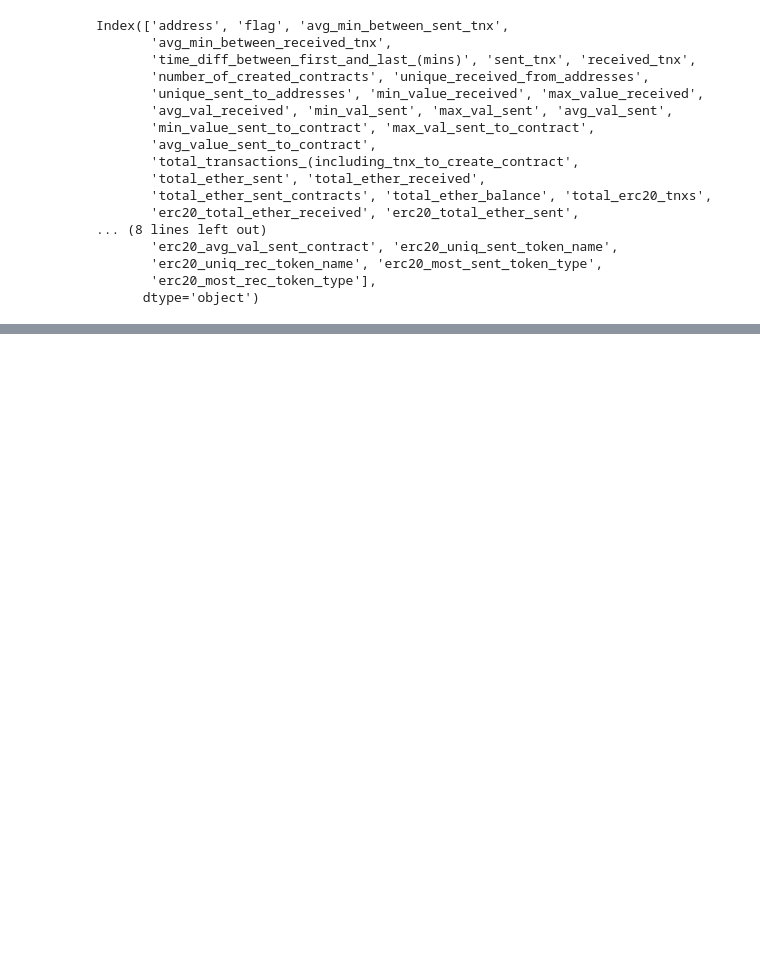
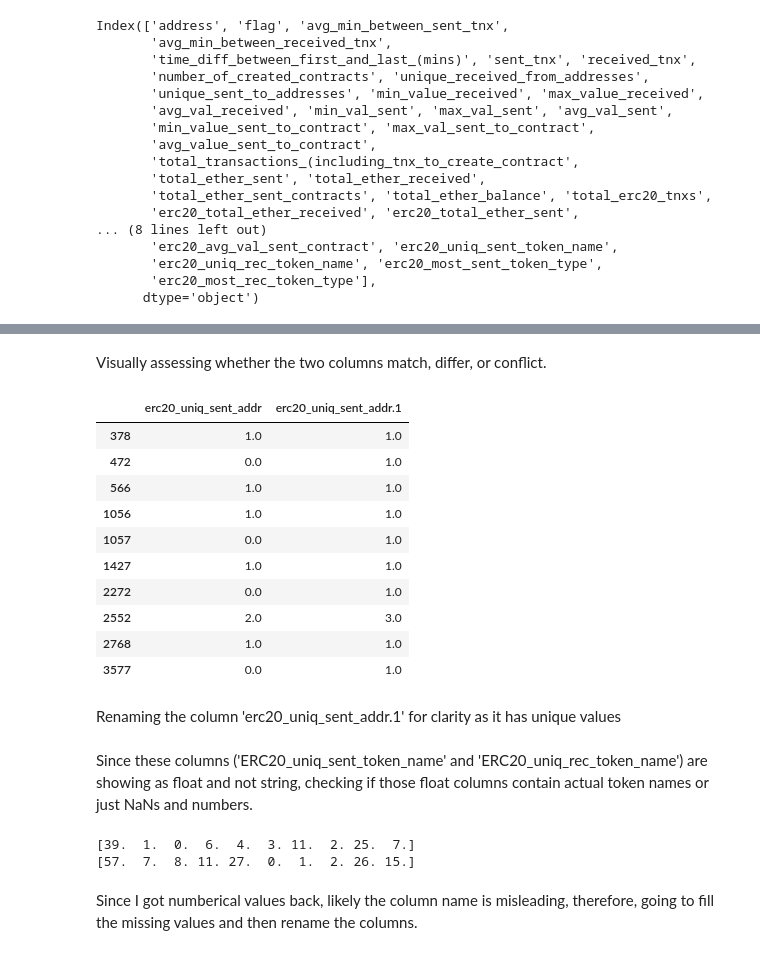
Before and after one commit to InsightsByIvy/Analysing-Scam-Patterns-in-Ethereum-Transactions, a Jupyter notebook: Notebooks/Initial_check.ipynb, the cells around one changed output, grey strips where cells are left out. Drawn from its saved outputs; the diff is of its cells as text; code cells hidden in the pictures; blank space fills up the shorter version.

```diff
--- a/Notebooks/Initial_check.ipynb
+++ b/Notebooks/Initial_check.ipynb
@@ -205,0 +242,19 @@ Index(['address', 'flag', 'avg_min_between_sent_tnx',
+# %% [markdown]
+Visually assessing whether the two columns match, differ, or conflict.
+# %%
+mask = (df['erc20_uniq_sent_addr.1'] != 0) & (df['erc20_uniq_sent_addr.1'].notna())
+df.loc[mask, ['erc20_uniq_sent_addr', 'erc20_uniq_sent_addr.1']].head(10)
+# %% [output]
+|  | erc20_uniq_sent_addr | erc20_uniq_sent_addr.1 |
+| 378 | 1.0 | 1.0 |
+| 472 | 0.0 | 1.0 |
+| 566 | 1.0 | 1.0 |
+| 1056 | 1.0 | 1.0 |
+| 1057 | 0.0 | 1.0 |
+| 1427 | 1.0 | 1.0 |
+| 2272 | 0.0 | 1.0 |
+| 2552 | 2.0 | 3.0 |
+| 2768 | 1.0 | 1.0 |
+| 3577 | 0.0 | 1.0 |
+# %% [markdown]
+Renaming the column 'erc20_uniq_sent_addr.1' for clarity as it has unique values
@@ -205,0 +263,10 @@ Index(['address', 'flag', 'avg_min_between_sent_tnx',
+# %% [markdown]
+Since these columns ('ERC20_uniq_sent_token_name' and 'ERC20_uniq_rec_token_name') are showing as float and not string, checking if those float columns contain actual token names or just NaNs and numbers.
+# %%
+print(df['erc20_uniq_sent_token_name'].dropna().unique()[:10])
+print(df['erc20_uniq_rec_token_name'].dropna().unique()[:10])
+# %% [output]
+[39.  1.  0.  6.  4.  3. 11.  2. 25.  7.]
+[57.  7.  8. 11. 27.  0.  1.  2. 26. 15.]
+# %% [markdown]
+Since I got numberical values back, likely the column name is misleading, therefore, going to fill the missing values and then rename the columns.
```
Also changed, not shown: parts of 13 cells of this notebook.
